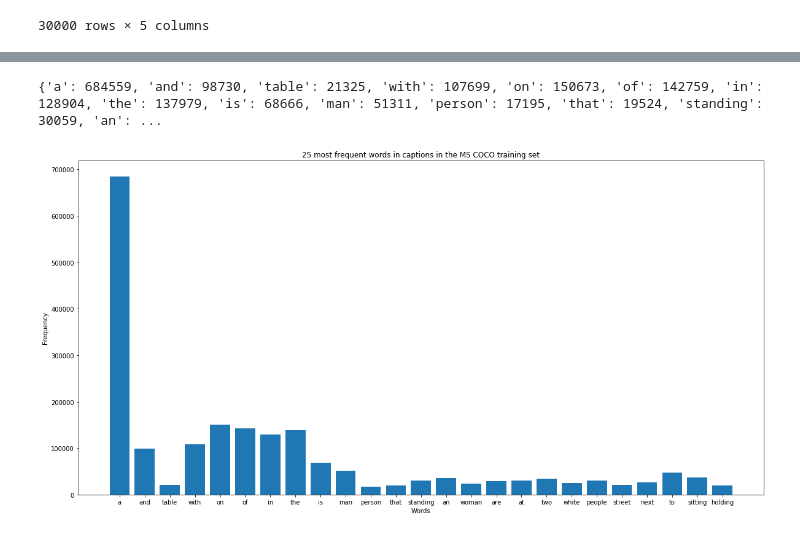
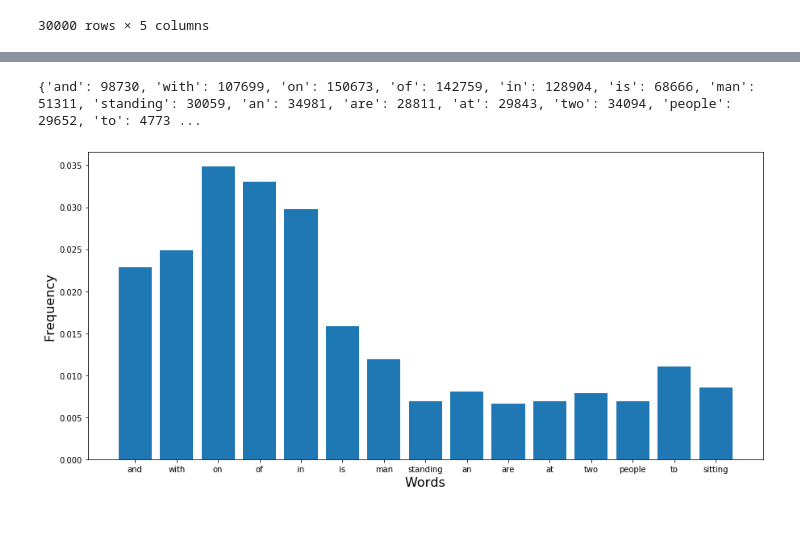
Before and after one commit to ingritu/TDT4900-Master-Thesis, a Jupyter notebook: notebooks/visualize_word_frequency.ipynb, the cells around one changed output, grey strips where cells are left out. Drawn from its saved outputs; the diff is of its cells as text; code cells hidden in the pictures.

```diff
--- a/notebooks/visualize_word_frequency.ipynb
+++ b/notebooks/visualize_word_frequency.ipynb
@@ -43,3 +44,15 @@ f8_captions = f8_df.loc[:, ['image_id', 'caption']]
+# %%
+def words_total(df):
+    # returns total number of words in corpus
+    count = 0
+    for c in df.loc[:, 'caption']:
+        c = [w.strip() for w in c.split()]
+        c = [w.lower() for w in c]
+        c = [w.translate(table) for w in c]
+        c = [w for w in c if len(w) > 1 or w == 'a']
+        c = [w for w in c if w.isalpha()]
+        count += len(c)
+    return count
 # %%
 table = str.maketrans('', '', string.punctuation)
 # %%
@@ -53,10 +66,11 @@ def word_frequency_dict(df):
         c = [w for w in c if w.isalpha()]
 
         for w in c:
-            if w not in d.keys():
-                d[w] = 1
-            else:
-                d[w] += 1
+            if w not in stop_words:
+                if w not in d.keys():
+                    d[w] = 1
+                else:
+                    d[w] += 1
     return d
 # %%
 def find_k_most_frequent(wf_d, k=25):
@@ -129,20 +145,21 @@ plt.show()
 # %%
 # wordfrequency in coco overall
 wfcoco_d = word_frequency_dict(coco_df)
-wfcoco_25f = find_k_most_frequent(wfcoco_d, 25)
+wfcoco_25f = find_k_most_frequent(wfcoco_d, k)
 print(wfcoco_25f)
 # %% [output]
-{'a': 684559, 'and': 98730, 'table': 21325, 'with': 107699, 'on': 150673, 'of': 142759, 'in': 128904, 'the': 137979, 'is': 68666, 'man': 51311, 'person': 17195, 'that': 19524, 'standing': 30059, 'an': ...
+{'and': 98730, 'with': 107699, 'on': 150673, 'of': 142759, 'in': 128904, 'is': 68666, 'man': 51311, 'standing': 30059, 'an': 34981, 'are': 28811, 'at': 29843, 'two': 34094, 'people': 29652, 'to': 4773 ...
 # %%
+coco_word_count = words_total(coco_df)
 coco_labels = [key for key in wfcoco_25f.keys()]
-coco_values = [wfcoco_25f[key] for key in wfcoco_25f.keys()]
+coco_values = [wfcoco_25f[key]/coco_word_count for key in wfcoco_25f.keys()]
 # %%
-plt.figure(figsize=(20,10))
+plt.figure(figsize=(15,7))
 plt.bar(coco_labels, coco_values)
-plt.title("25 most frequent words in captions in the MS COCO training set")
-plt.ylabel('Frequency')
-plt.xlabel('Words')
-plt.savefig(save_path.joinpath('freq25_words_MSCOCO.png'))
+#plt.title("25 most frequent words in captions in the MS COCO training set")
+plt.ylabel('Frequency', fontsize=16)
+plt.xlabel('Words', fontsize=16)
+plt.savefig(save_path.joinpath('freq15_words_MSCOCO.pdf'))
 plt.show()
 # %% [output]
-[figure, old version]
+[figure, new version]
```
Also changed, not shown: parts of 8 cells of this notebook.
